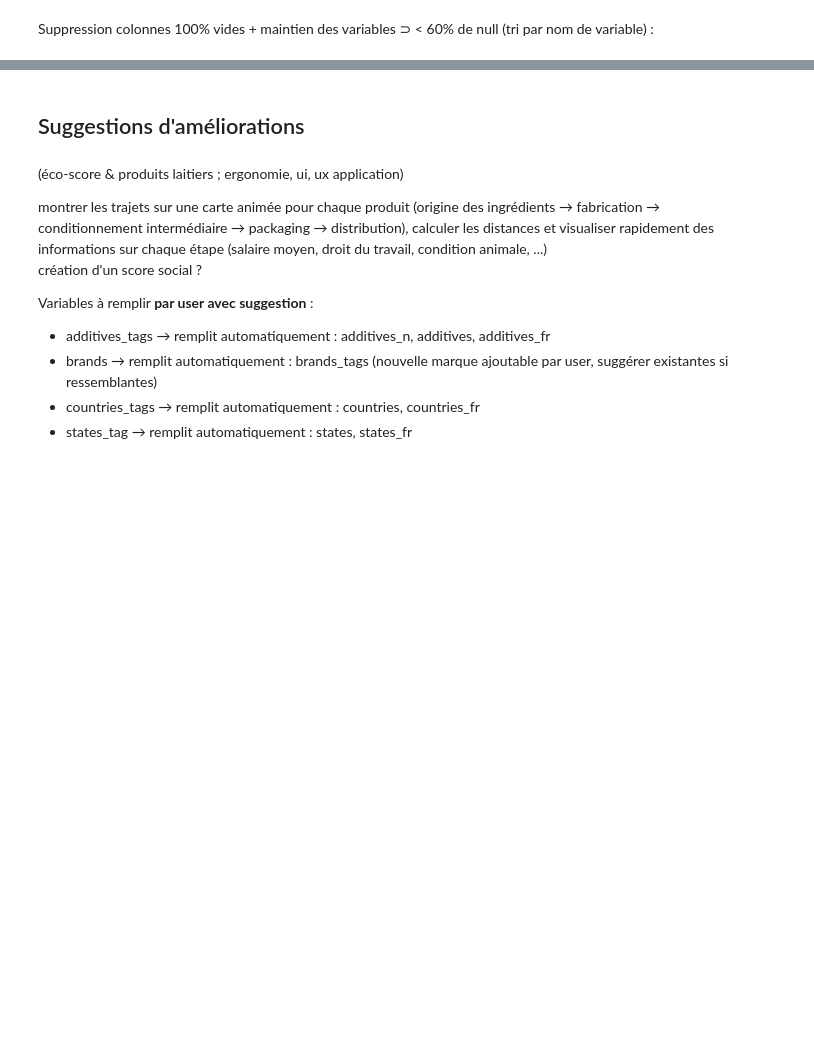
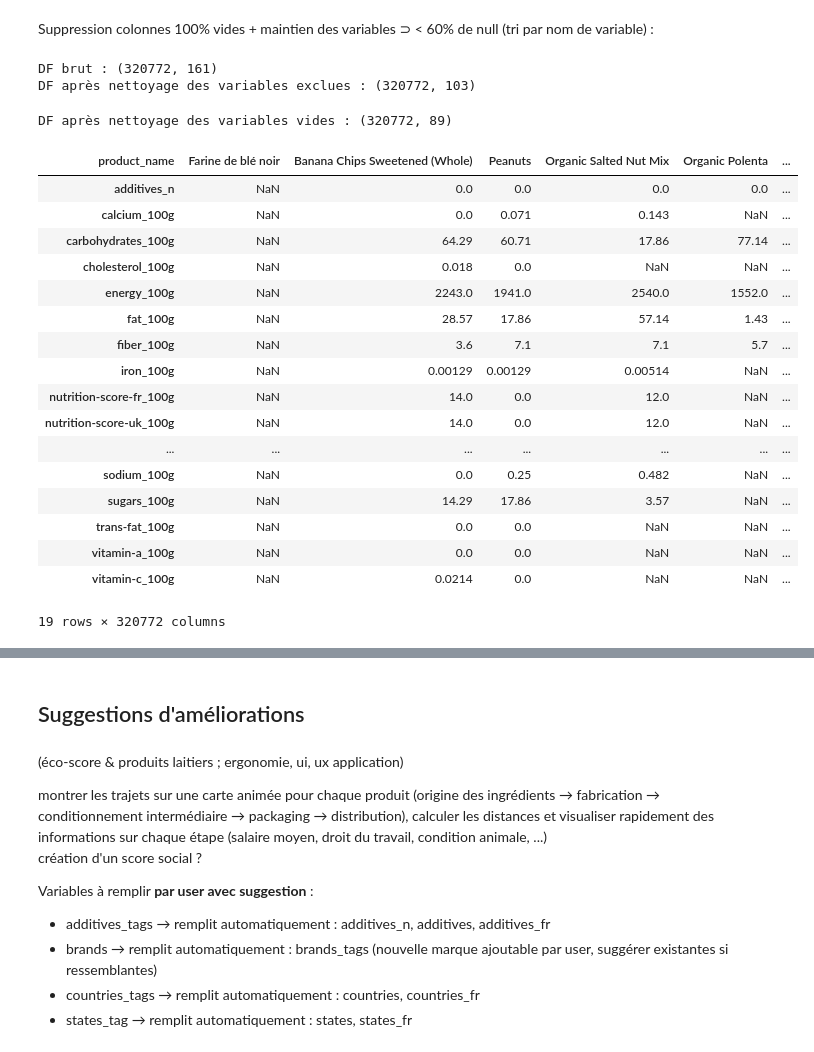
Before and after one commit to sycod/OC_projects, a Jupyter notebook: P2/P2 analyse exploratoire.ipynb, the cells around one changed output, grey strips where cells are left out. Drawn from its saved outputs; the diff is of its cells as text; code cells hidden in the pictures; blank space fills up the shorter version.

```diff
--- a/P2/P2 analyse exploratoire.ipynb
+++ b/P2/P2 analyse exploratoire.ipynb
@@ -252,3 +242,78 @@ solution de machine learning existante (voire DL) à trouver
 # %% [markdown]
 Suppression colonnes 100% vides + maintien des variables ⊃ < 60% de null (tri par nom de variable) :
+# %%
+# suppression des variables à écarter
+excluded_features = ['additives', 'additives_fr', 'additives_tags',
+                      'allergens', 'allergens_fr',
+                      'brands', 'brands_tags',
+                      'categories', 'categories_fr', 'categories_tags',
+                      'cities', 'cities_tags', 'code',
+                      'countries', 'countries_fr', 'countries_tags',
+                      'created_datetime', 'created_t', 'creator',
+                      'emb_codes', 'emb_codes_tags',
+                      'first_packaging_code_geo',
+                      'generic_name', 'image_small_url', 'image_url',
+                      'ingredients_text',
+                      'ingredients_from_palm_oil',
+                      'ingredients_from_palm_oil_n',
+                      'ingredients_from_palm_oil_tags',
+                      'ingredients_that_may_be_from_palm_oil',
+                      'ingredients_that_may_be_from_palm_oil_n',
+                      'ingredients_that_may_be_from_palm_oil_tags',
+                      'labels', 'labels_fr', 'labels_tags',
+                      'last_modified_t', 'last_modified_datetime',
+                      'main_category', 'main_category_fr',
+                      'manufacturing_places', 'manufacturing_places_tags',
+                      'origins', 'origins_tags',
+                      'packaging', 'packaging_tags',
+                      'pnns_groups_1', 'pnns_groups_2',
+                      'purchase_places', 'quantity', 'serving_size',
+                      'states', 'states_fr', 'states_tags', 'stores',
+                      'traces', 'traces_tags', 'traces_fr', 'url']
+df_clean_excluded_features = data_raw.drop(excluded_features, axis=1)
+
+print(f"DF brut : {data_raw.shape}")
+print("DF après nettoyage des variables exclues : {}".format(
+    df_clean_excluded_features.shape))
+# %% [output]
+DF brut : (320772, 161)
+DF après nettoyage des variables exclues : (320772, 103)
+# %%
+
+# suppression des variables totalement vides
+df_no_feature = df_clean_excluded_features.dropna(axis=1, how='all')
+
+print("DF après nettoyage des variables vides : {}".format(
+    df_no_feature.shape))
+# %% [output]
+DF après nettoyage des variables vides : (320772, 89)
+# %%
+# masque des variables avec moins de 60% de null
+features_nullprct = df_no_feature.isnull().mean()*100
+mask = features_nullprct <= 60
+
+# création du DF nettoyé
+df = df_no_feature[features_nullprct[mask].index]
+
+with pd.option_context('display.max_rows', 500):
+    display(df.T.sort_index())
+# %% [output]
+| product_name | Farine de blé noir | Banana Chips Sweetened (Whole) | Peanuts | Organic Salted Nut Mix | Organic Polenta | ... |
+| additives_n | NaN | 0.0 | 0.0 | 0.0 | 0.0 | ... |
+| calcium_100g | NaN | 0.0 | 0.071 | 0.143 | NaN | ... |
+| carbohydrates_100g | NaN | 64.29 | 60.71 | 17.86 | 77.14 | ... |
+| cholesterol_100g | NaN | 0.018 | 0.0 | NaN | NaN | ... |
+| energy_100g | NaN | 2243.0 | 1941.0 | 2540.0 | 1552.0 | ... |
+| fat_100g | NaN | 28.57 | 17.86 | 57.14 | 1.43 | ... |
+| fiber_100g | NaN | 3.6 | 7.1 | 7.1 | 5.7 | ... |
+| iron_100g | NaN | 0.00129 | 0.00129 | 0.00514 | NaN | ... |
+| nutrition-score-fr_100g | NaN | 14.0 | 0.0 | 12.0 | NaN | ... |
+| nutrition-score-uk_100g | NaN | 14.0 | 0.0 | 12.0 | NaN | ... |
+| ... | ... | ... | ... | ... | ... | ... |
+| sodium_100g | NaN | 0.0 | 0.25 | 0.482 | NaN | ... |
+| sugars_100g | NaN | 14.29 | 17.86 | 3.57 | NaN | ... |
+| trans-fat_100g | NaN | 0.0 | 0.0 | NaN | NaN | ... |
+| vitamin-a_100g | NaN | 0.0 | 0.0 | NaN | NaN | ... |
+| vitamin-c_100g | NaN | 0.0214 | 0.0 | NaN | NaN | ... |
+19 rows × 320772 columns
 # %%
```
Also changed, not shown: parts of 14 cells of this notebook.
